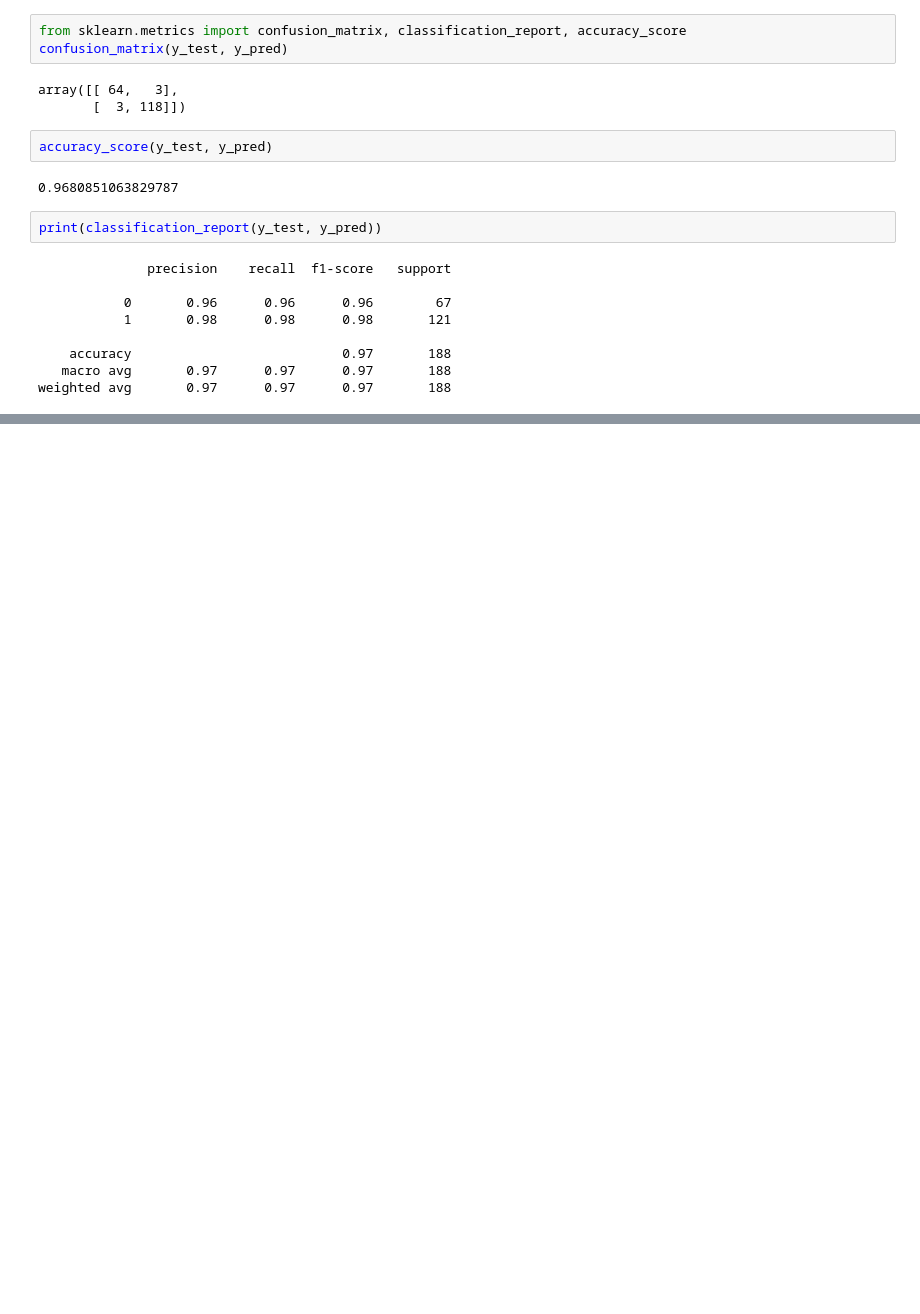
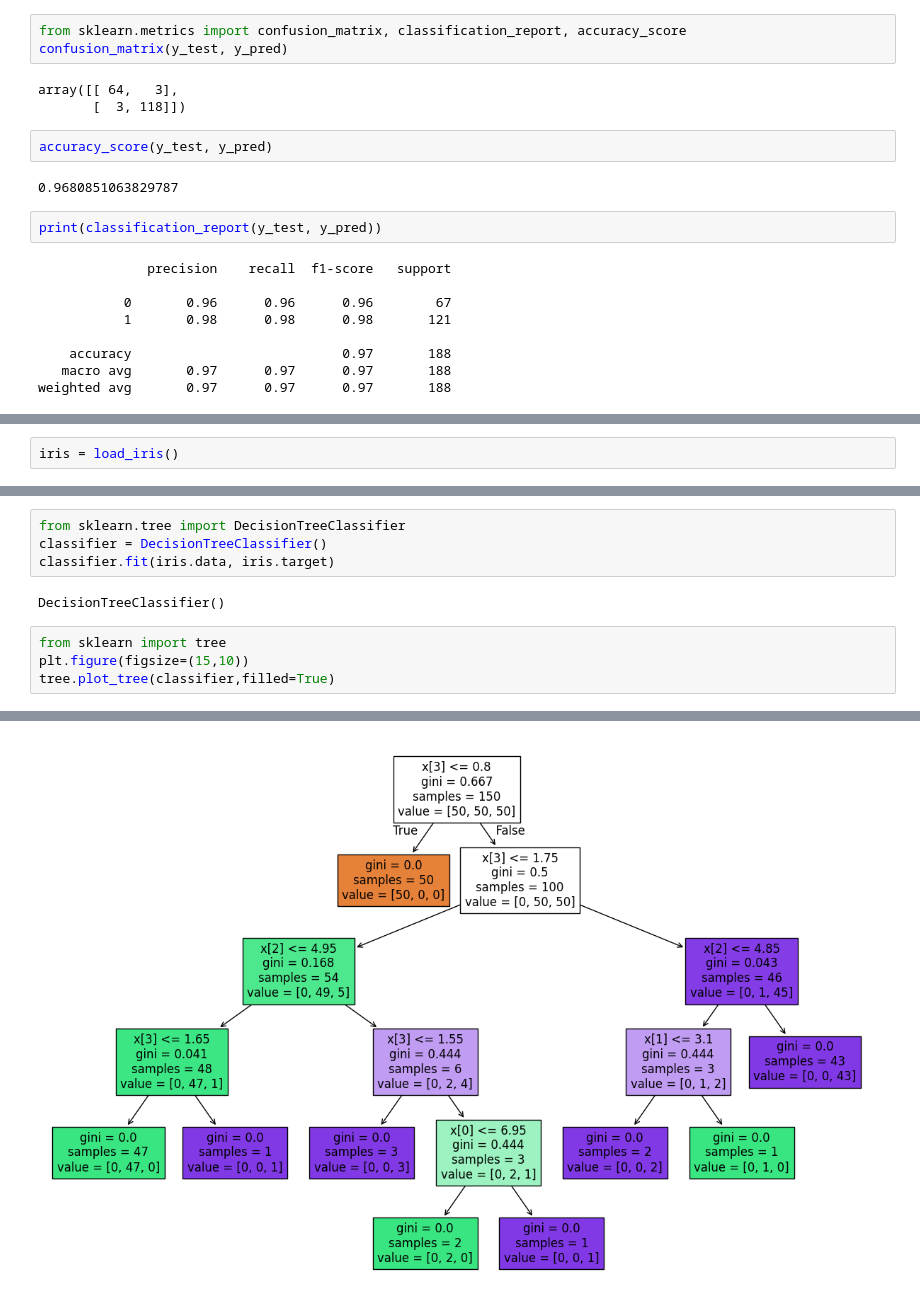
Before and after one commit to KishorKumarParoi/Aweesome-Resources, a Jupyter notebook: ML/3-Practical/Linear-Regression.ipynb, the cells around one changed output, grey strips where cells are left out. Saved outputs shown, nothing was run; the diff lists cells and outputs as text; blank space fills up the shorter version.

Commit message:
feat: Decision Tree Classifier Code

```diff
--- a/ML/3-Practical/Linear-Regression.ipynb
+++ b/ML/3-Practical/Linear-Regression.ipynb
@@ -299,0 +302,2 @@ weighted avg       0.97      0.97      0.97       188
+# %%
+iris = load_iris()
@@ -299,0 +324,11 @@ weighted avg       0.97      0.97      0.97       188
+# %%
+from sklearn.tree import DecisionTreeClassifier
+classifier = DecisionTreeClassifier()
+classifier.fit(iris.data, iris.target)
+# %% [output]
+DecisionTreeClassifier()
+# %%
+from sklearn import tree
+plt.figure(figsize=(15,10))
+tree.plot_tree(classifier,filled=True)
+# %% [output]
@@ -299,0 +354 @@ weighted avg       0.97      0.97      0.97       188
+[figure, added]
```
Also changed, not shown: parts of 3 cells of this notebook.
